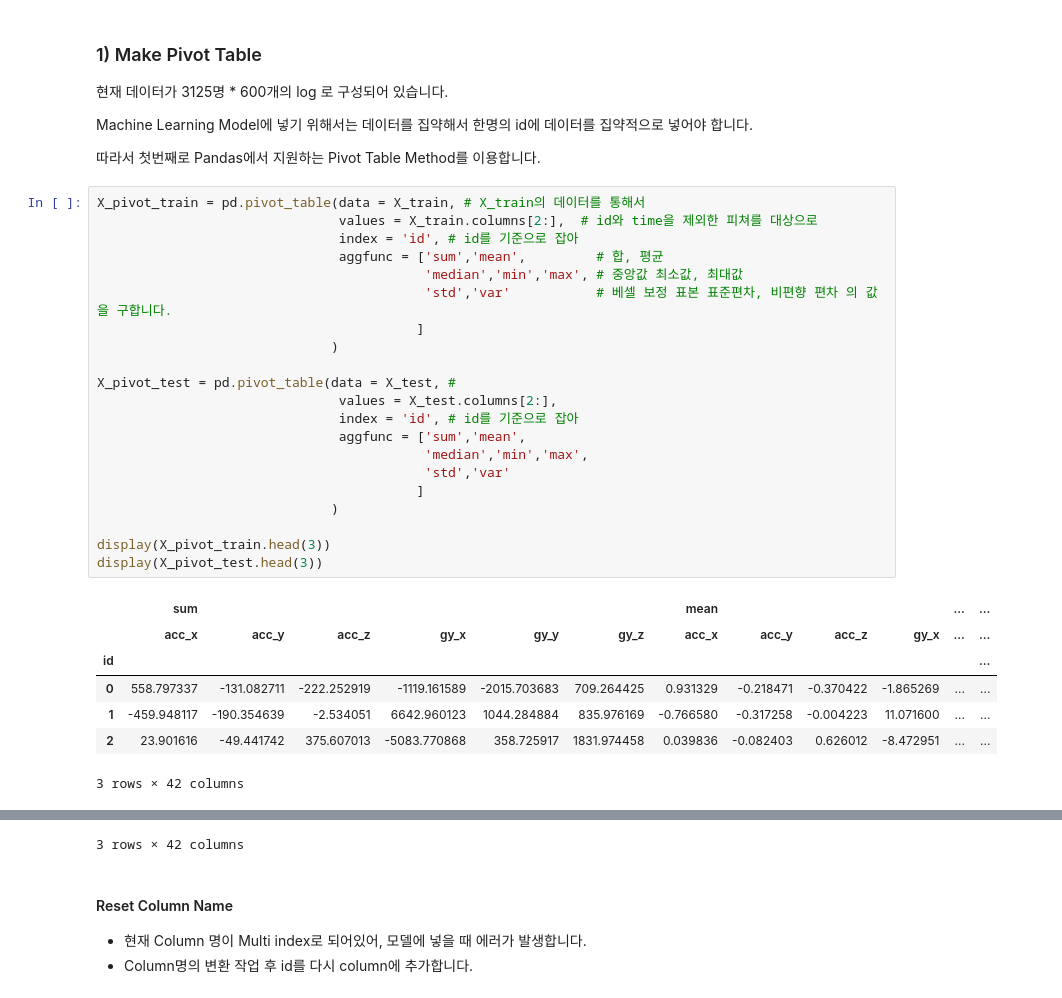
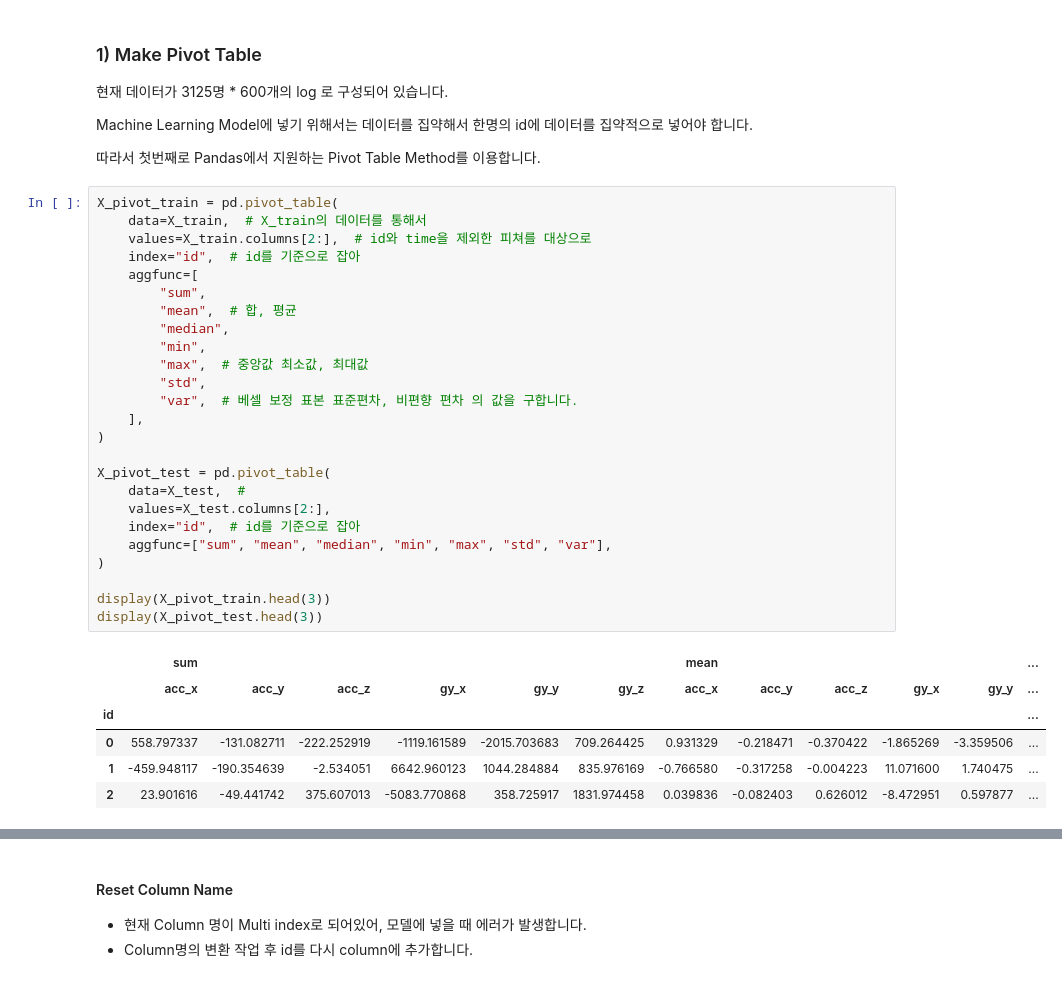
Before and after one commit to Kitsunetic/motion-classification-dacon, a Jupyter notebook: 0222 간단한_LGBM으로 접근해보기.ipynb, the cells around one changed output, grey strips where cells are left out. Cells and saved outputs as stored; diff of their text form.

```diff
--- a/0222 간단한_LGBM으로 접근해보기.ipynb
+++ b/0222 간단한_LGBM으로 접근해보기.ipynb
@@ -74,31 +72,34 @@ Machine Learning Model에 넣기 위해서는 데이터를 집약해서 한명
 
 따라서 첫번째로 Pandas에서 지원하는 Pivot Table Method를 이용합니다.
 # %%
-X_pivot_train = pd.pivot_table(data = X_train, # X_train의 데이터를 통해서
-                               values = X_train.columns[2:],  # id와 time을 제외한 피쳐를 대상으로
-                               index = 'id', # id를 기준으로 잡아
-                               aggfunc = ['sum','mean',         # 합, 평균
-                                          'median','min','max', # 중앙값 최소값, 최대값
-                                          'std','var'           # 베셀 보정 표본 표준편차, 비편향 편차 의 값을 구합니다.
-                                         ]
-                              )
+X_pivot_train = pd.pivot_table(
+    data=X_train,  # X_train의 데이터를 통해서
+    values=X_train.columns[2:],  # id와 time을 제외한 피쳐를 대상으로
+    index="id",  # id를 기준으로 잡아
+    aggfunc=[
+        "sum",
+        "mean",  # 합, 평균
+        "median",
+        "min",
+        "max",  # 중앙값 최소값, 최대값
+        "std",
+        "var",  # 베셀 보정 표본 표준편차, 비편향 편차 의 값을 구합니다.
+    ],
+)
 
-X_pivot_test = pd.pivot_table(data = X_test, #
-                               values = X_test.columns[2:],
-                               index = 'id', # id를 기준으로 잡아
-                               aggfunc = ['sum','mean',
-                                          'median','min','max',
-                                          'std','var'
-                                         ]
-                              )
+X_pivot_test = pd.pivot_table(
+    data=X_test,  #
+    values=X_test.columns[2:],
+    index="id",  # id를 기준으로 잡아
+    aggfunc=["sum", "mean", "median", "min", "max", "std", "var"],
+)
 
 display(X_pivot_train.head(3))
 display(X_pivot_test.head(3))
 # %% [output]
-|  | sum |  |  |  |  |  | mean |  |  |  | ... | ... |
-|  | acc_x | acc_y | acc_z | gy_x | gy_y | gy_z | acc_x | acc_y | acc_z | gy_x | ... | ... |
+|  | sum |  |  |  |  |  | mean |  |  |  |  | ... |
+|  | acc_x | acc_y | acc_z | gy_x | gy_y | gy_z | acc_x | acc_y | acc_z | gy_x | gy_y | ... |
 | id |  |  |  |  |  |  |  |  |  |  |  | ... |
-| 0 | 558.797337 | -131.082711 | -222.252919 | -1119.161589 | -2015.703683 | 709.264425 | 0.931329 | -0.218471 | -0.370422 | -1.865269 | ... | ... |
-| 1 | -459.948117 | -190.354639 | -2.534051 | 6642.960123 | 1044.284884 | 835.976169 | -0.766580 | -0.317258 | -0.004223 | 11.071600 | ... | ... |
-| 2 | 23.901616 | -49.441742 | 375.607013 | -5083.770868 | 358.725917 | 1831.974458 | 0.039836 | -0.082403 | 0.626012 | -8.472951 | ... | ... |
+| 0 | 558.797337 | -131.082711 | -222.252919 | -1119.161589 | -2015.703683 | 709.264425 | 0.931329 | -0.218471 | -0.370422 | -1.865269 | -3.359506 | ... |
+| 1 | -459.948117 | -190.354639 | -2.534051 | 6642.960123 | 1044.284884 | 835.976169 | -0.766580 | -0.317258 | -0.004223 | 11.071600 | 1.740475 | ... |
+| 2 | 23.901616 | -49.441742 | 375.607013 | -5083.770868 | 358.725917 | 1831.974458 | 0.039836 | -0.082403 | 0.626012 | -8.472951 | 0.597877 | ... |
-3 rows × 42 columns
@@ -111,4 +112,3 @@ display(X_pivot_test.head(3))
-3 rows × 42 columns
 # %% [markdown]
 #### Reset Column Name
 - 현재 Column 명이 Multi index로 되어있어, 모델에 넣을 때 에러가 발생합니다.
```
Also changed, not shown: parts of 11 cells of this notebook.
